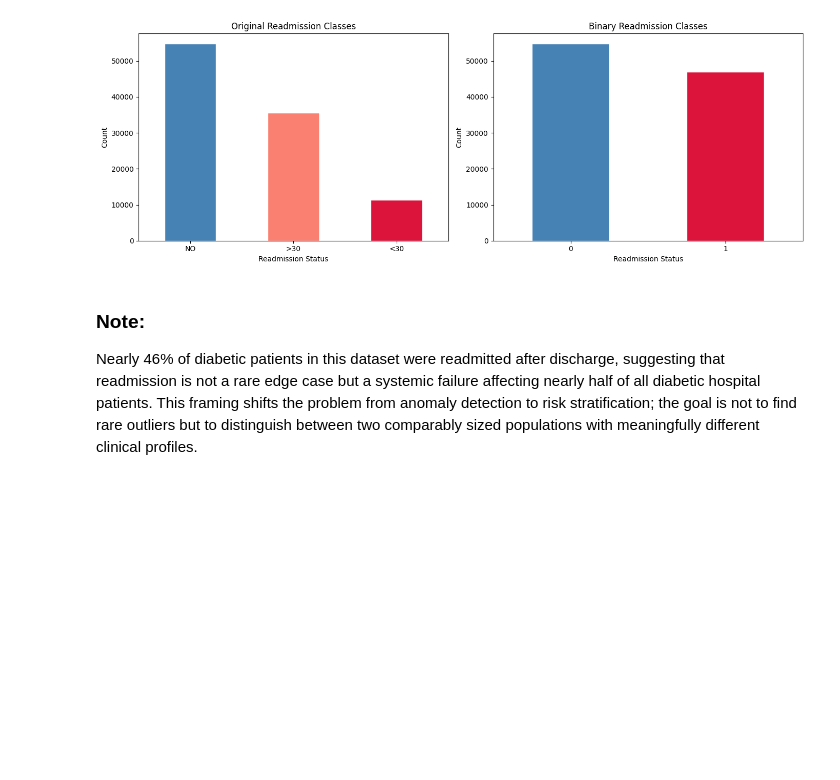
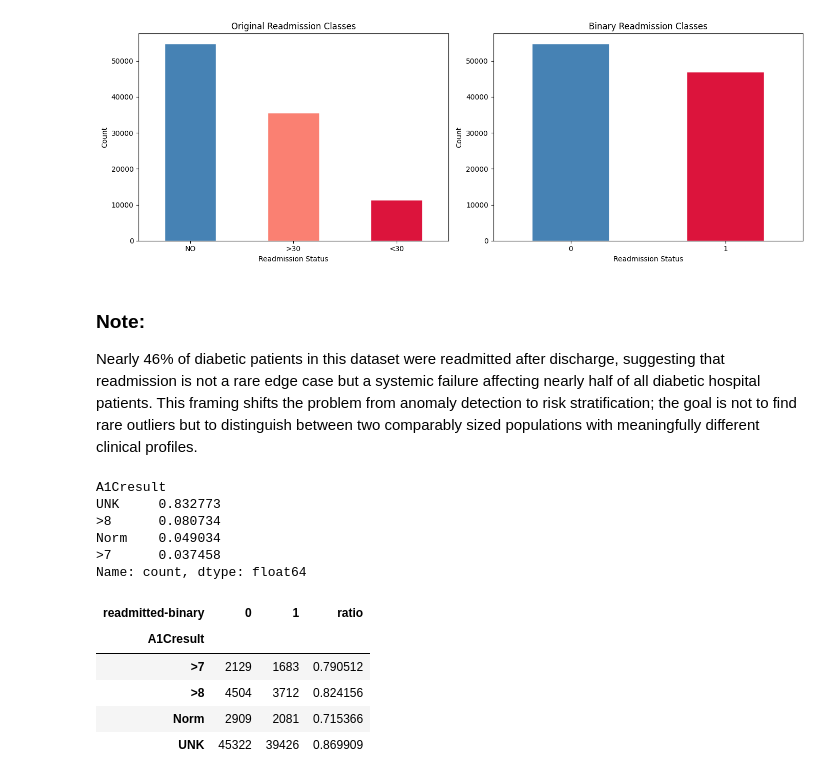
Before and after one commit to aboltonbsb/diabetes-readmission-predictor, a Jupyter notebook: notebooks/02_EDA.ipynb, the cells around one changed output. Saved outputs shown, nothing was run; the diff lists cells and outputs as text; code cells hidden in the pictures; blank space fills up the shorter version.

```diff
--- a/notebooks/02_EDA.ipynb
+++ b/notebooks/02_EDA.ipynb
@@ -84,3 +84,28 @@ plt.show()
 ### Note:
 
 Nearly 46% of diabetic patients in this dataset were readmitted after discharge, suggesting that readmission is not a rare edge case but a systemic failure affecting nearly half of all diabetic hospital patients. This framing shifts the problem from anomaly detection to risk stratification; the goal is not to find rare outliers but to distinguish between two comparably sized populations with meaningfully different clinical profiles.
+# %%
+import numpy as np
+
+df['A1Cresult'] = df['A1Cresult'].fillna("UNK")
+df['A1Cresult'].value_counts(normalize=True)
+# %% [output]
+A1Cresult
+UNK     0.832773
+>8      0.080734
+Norm    0.049034
+>7      0.037458
+Name: count, dtype: float64
+# %%
+result = pd.crosstab(df['A1Cresult'], df['readmitted-binary'])
+
+result['ratio'] = result[1].values / result[0].values
+
+result
+# %% [output]
+| readmitted-binary | 0 | 1 | ratio |
+| A1Cresult |  |  |  |
+| >7 | 2129 | 1683 | 0.790512 |
+| >8 | 4504 | 3712 | 0.824156 |
+| Norm | 2909 | 2081 | 0.715366 |
+| UNK | 45322 | 39426 | 0.869909 |
```
